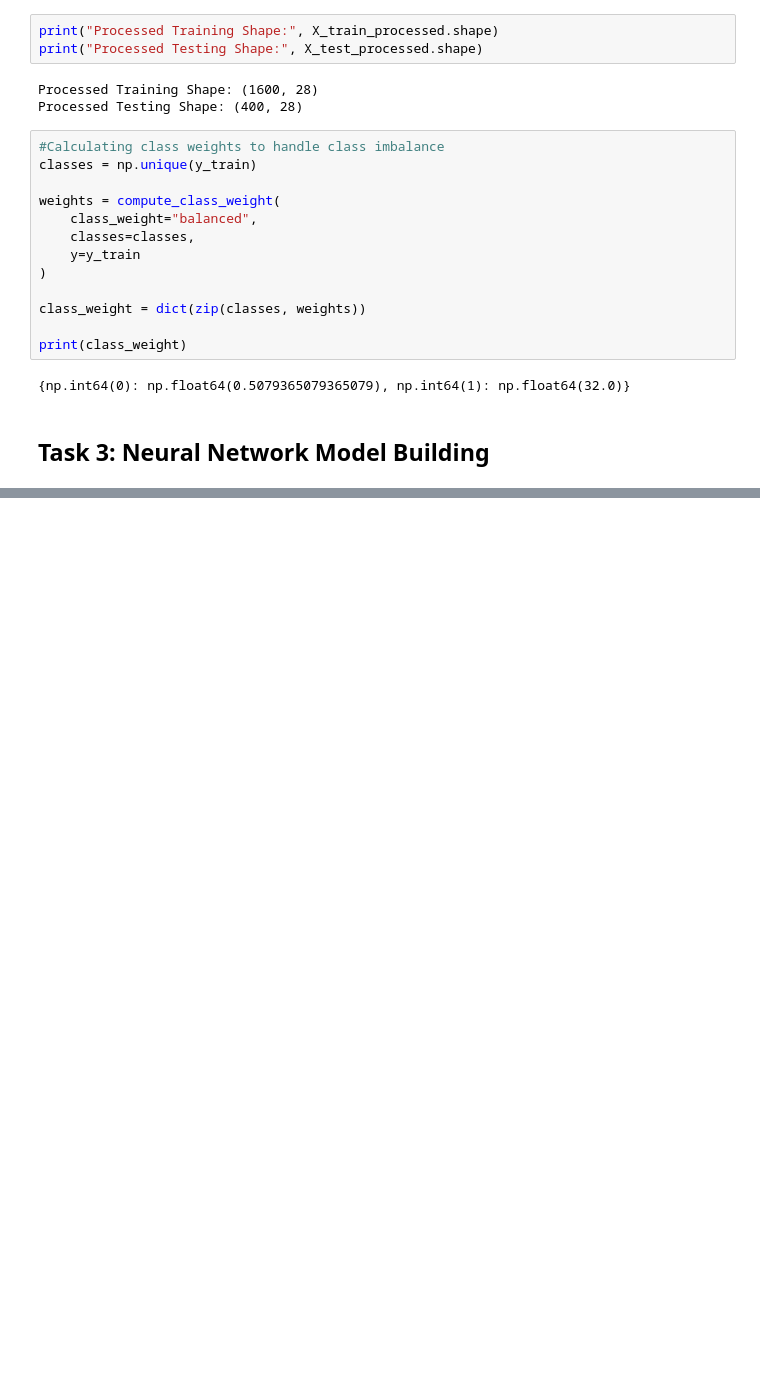
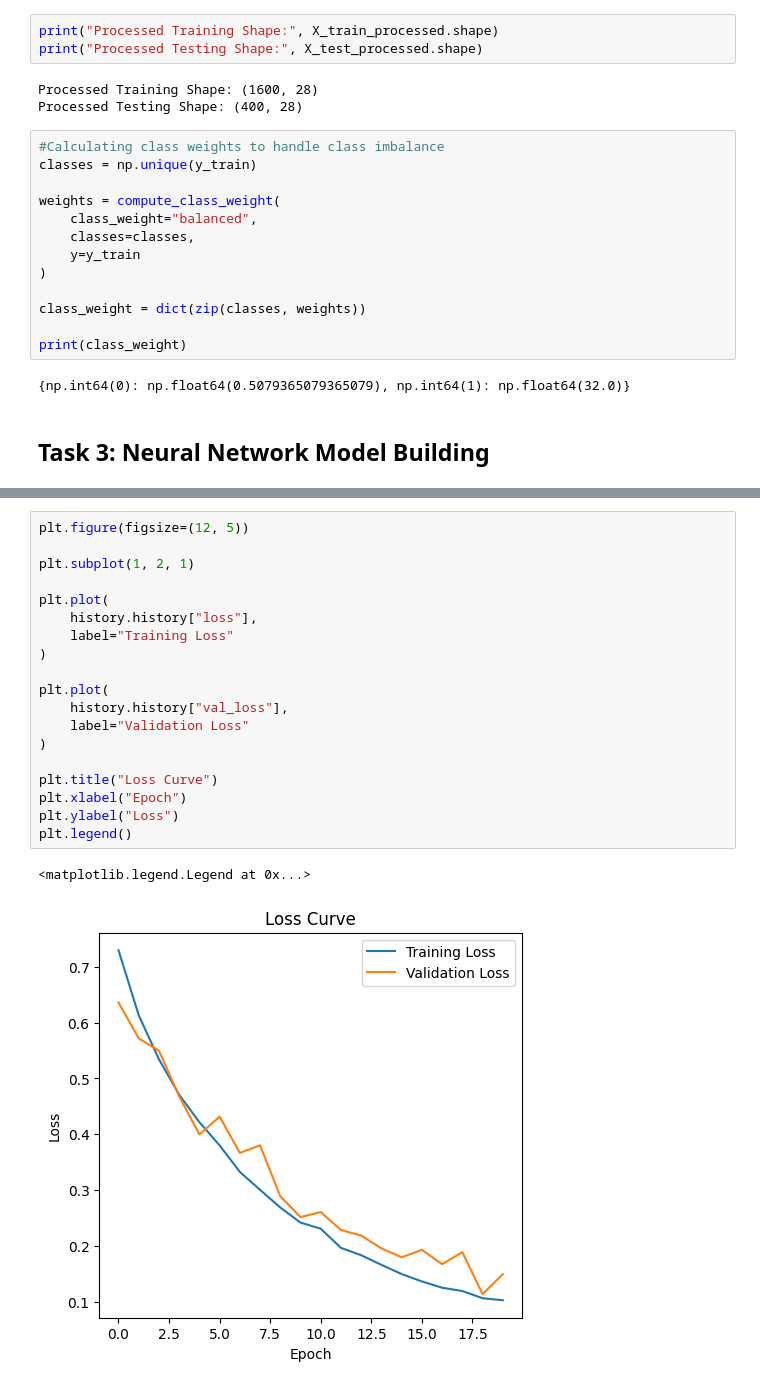
Before and after one commit to ShreyasRP94/assignment-05-Part1-bitsom_ba_2511032, a Jupyter notebook: notebook.ipynb, the cells around one changed output, grey strips where cells are left out. Saved outputs shown, nothing was run; the diff lists cells and outputs as text; blank space fills up the shorter version.

```diff
--- a/notebook.ipynb
+++ b/notebook.ipynb
@@ -256,0 +428,22 @@ print(class_weight)
+# %%
+plt.figure(figsize=(12, 5))
+
+plt.subplot(1, 2, 1)
+
+plt.plot(
+    history.history["loss"],
+    label="Training Loss"
+)
+
+plt.plot(
+    history.history["val_loss"],
+    label="Validation Loss"
+)
+
+plt.title("Loss Curve")
+plt.xlabel("Epoch")
+plt.ylabel("Loss")
+plt.legend()
+# %% [output]
+<matplotlib.legend.Legend at 0x...>
+[figure, added]
```
Also changed, not shown: parts of 20 cells of this notebook, 2 other files.
